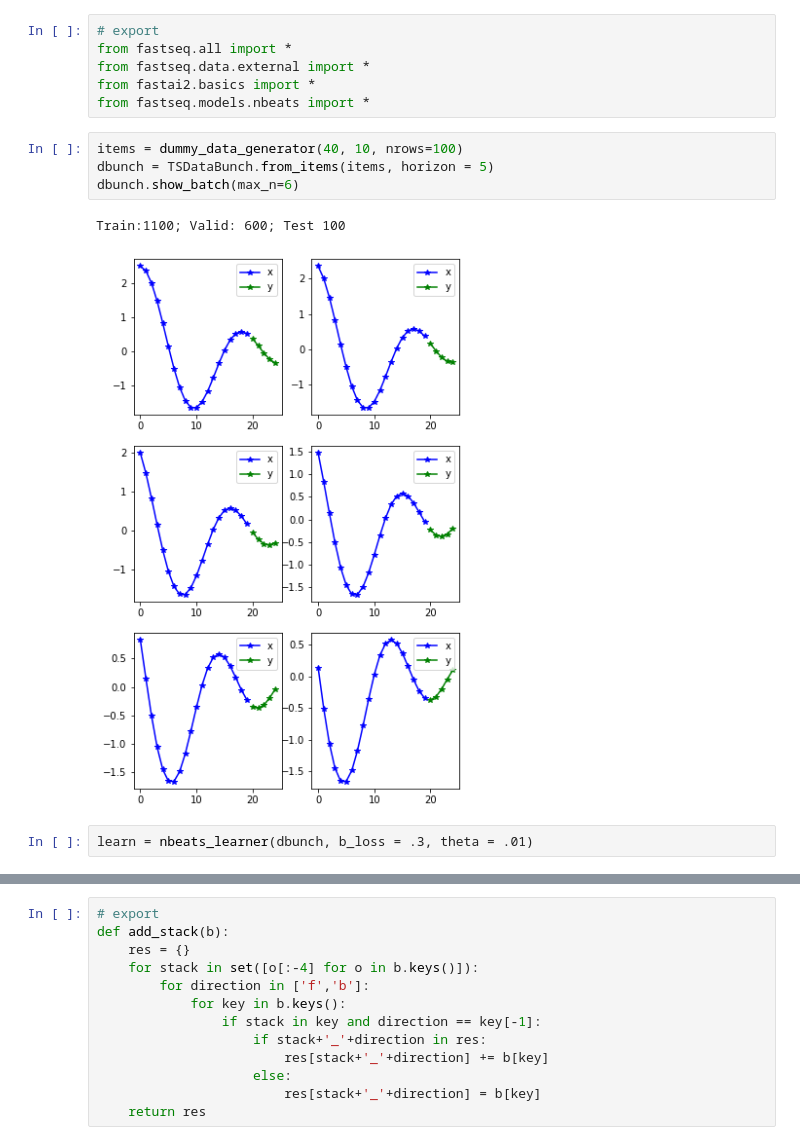
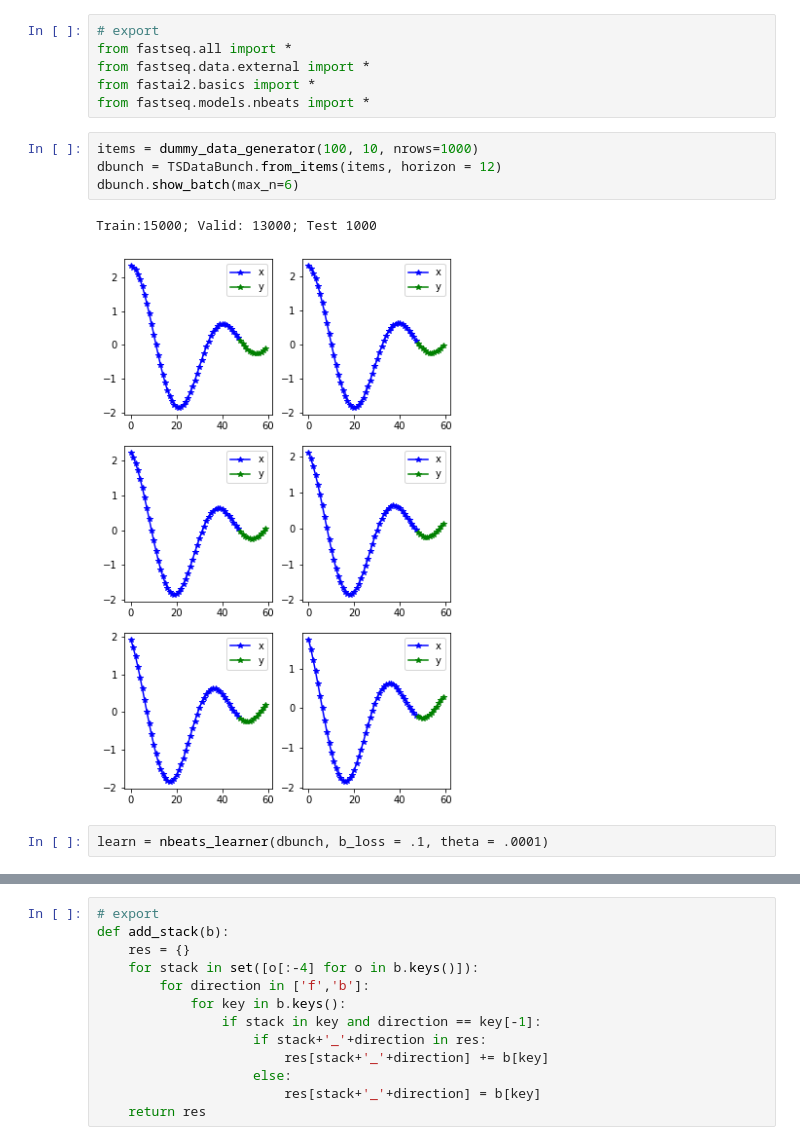
Before and after one commit to takotab/fastseq, a Jupyter notebook: nbs/07_interpret.ipynb, the cells around one changed output, grey strips where cells are left out. Saved outputs shown, nothing was run; the diff lists cells and outputs as text.

```diff
--- a/nbs/07_interpret.ipynb
+++ b/nbs/07_interpret.ipynb
@@ -16,14 +17,14 @@ from fastseq.data.external import *
 from fastai2.basics import *
 from fastseq.models.nbeats import *
 # %%
-items = dummy_data_generator(40, 10, nrows=100)
-dbunch = TSDataBunch.from_items(items, horizon = 5)
+items = dummy_data_generator(100, 10, nrows=1000)
+dbunch = TSDataBunch.from_items(items, horizon = 12)
 dbunch.show_batch(max_n=6)
 # %% [output]
-Train:1100; Valid: 600; Test 100
+Train:15000; Valid: 13000; Test 1000
-[figure, old version]
+[figure, new version]
 # %%
-learn = nbeats_learner(dbunch, b_loss = .3, theta = .01)
+learn = nbeats_learner(dbunch, b_loss = .1, theta = .0001)
 # %%
 learn.lr_find()
 # %% [output]
```
Also changed, not shown: parts of 10 cells of this notebook, 3 other files.
